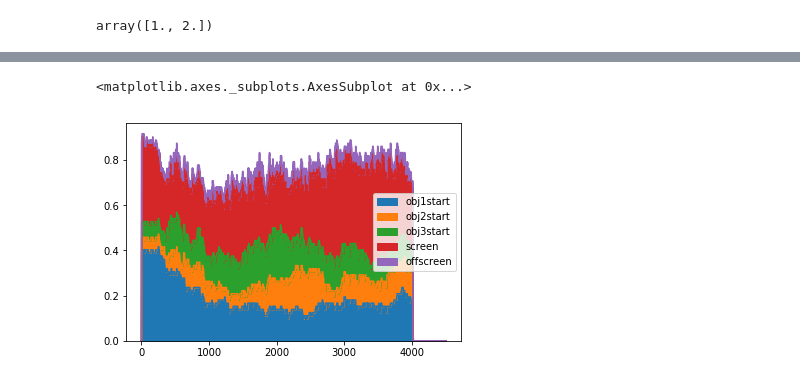
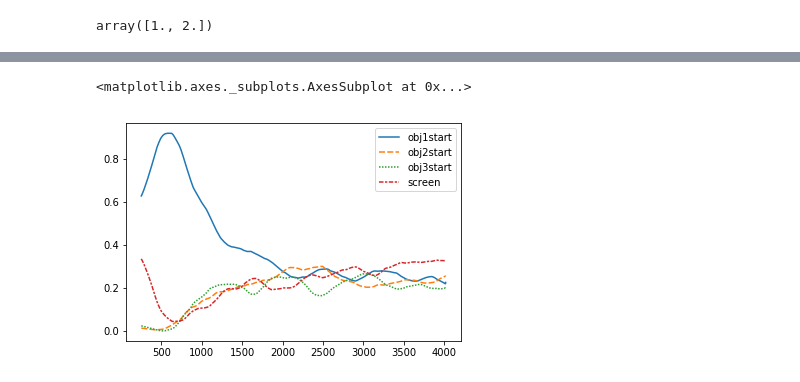
Before and after one commit to donnajobridge/data_visualizations, a Jupyter notebook: domcue/domcue_read_eye_data.ipynb, the cells around one changed output, grey strips where cells are left out. Saved outputs shown, nothing was run; the diff lists cells and outputs as text; code cells hidden in the pictures.

```diff
--- a/domcue/domcue_read_eye_data.ipynb
+++ b/domcue/domcue_read_eye_data.ipynb
@@ -512,5 +484,0 @@ actstudyprops[objlist].plot.area()
-# %%
-actrestudyprops[objlist].plot.area()
-# %% [output]
-<matplotlib.axes._subplots.AxesSubplot at 0x...>
-[figure, removed]
@@ -518,0 +485,5 @@ actdif = actrestudyprops-actstudyprops
+# %%
+sns.lineplot(data = b[objlist])
+# %% [output]
+<matplotlib.axes._subplots.AxesSubplot at 0x...>
+[figure, added]
```
Also changed, not shown: parts of 10 cells of this notebook, 13 other files.
